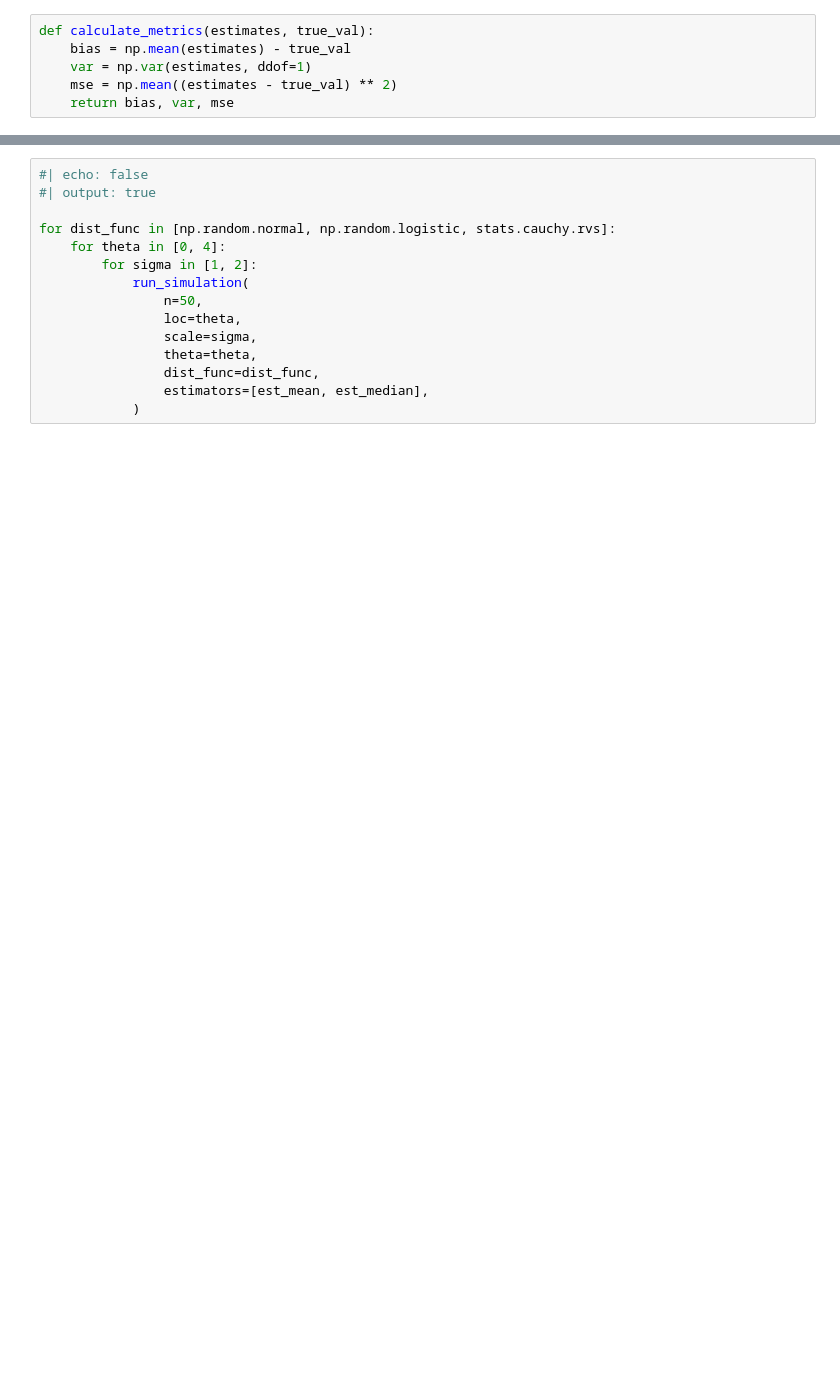
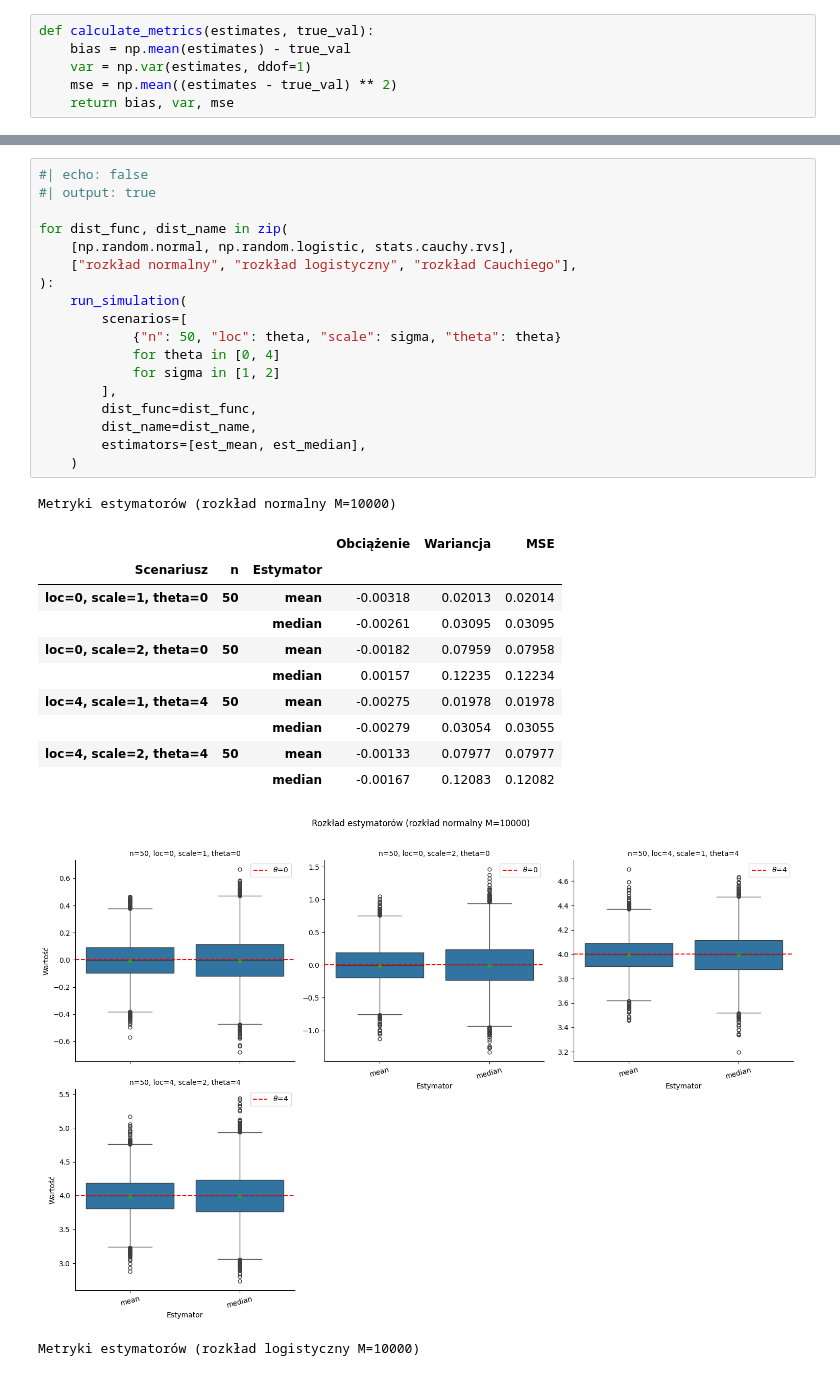
Before and after one commit to BartoszKruszewski/courses-uwr, a Jupyter notebook: Statystyka z modelami liniowymi/Pracownia1/zadanie1.ipynb, the cells around one changed output, grey strips where cells are left out. Cells and saved outputs as stored; diff of their text form; blank space fills up the shorter version.

```diff
--- a/Statystyka z modelami liniowymi/Pracownia1/zadanie1.ipynb
+++ b/Statystyka z modelami liniowymi/Pracownia1/zadanie1.ipynb
@@ -148,15 +285,32 @@ for n in [20, 100]:
 # %%
 #| echo: false
 #| output: true
 
-for dist_func in [np.random.normal, np.random.logistic, stats.cauchy.rvs]:
-    for theta in [0, 4]:
-        for sigma in [1, 2]:
-            run_simulation(
-                n=50,
-                loc=theta,
-                scale=sigma,
-                theta=theta,
-                dist_func=dist_func,
-                estimators=[est_mean, est_median],
-            )
+for dist_func, dist_name in zip(
+    [np.random.normal, np.random.logistic, stats.cauchy.rvs],
+    ["rozkład normalny", "rozkład logistyczny", "rozkład Cauchiego"],
+):
+    run_simulation(
+        scenarios=[
+            {"n": 50, "loc": theta, "scale": sigma, "theta": theta}
+            for theta in [0, 4]
+            for sigma in [1, 2]
+        ],
+        dist_func=dist_func,
+        dist_name=dist_name,
+        estimators=[est_mean, est_median],
+    )
+# %% [output]
+Metryki estymatorów (rozkład normalny M=10000)
+|  |  |  | Obciążenie | Wariancja | MSE |
+| Scenariusz | n | Estymator |  |  |  |
+| loc=0, scale=1, theta=0 | 50 | mean | -0.00318 | 0.02013 | 0.02014 |
+|  |  | median | -0.00261 | 0.03095 | 0.03095 |
+| loc=0, scale=2, theta=0 | 50 | mean | -0.00182 | 0.07959 | 0.07958 |
+|  |  | median | 0.00157 | 0.12235 | 0.12234 |
+| loc=4, scale=1, theta=4 | 50 | mean | -0.00275 | 0.01978 | 0.01978 |
+|  |  | median | -0.00279 | 0.03054 | 0.03055 |
+| loc=4, scale=2, theta=4 | 50 | mean | -0.00133 | 0.07977 | 0.07977 |
+|  |  | median | -0.00167 | 0.12083 | 0.12082 |
+[figure, added]
+Metryki estymatorów (rozkład logistyczny M=10000)
```
Also changed, not shown: parts of 12 cells of this notebook.
